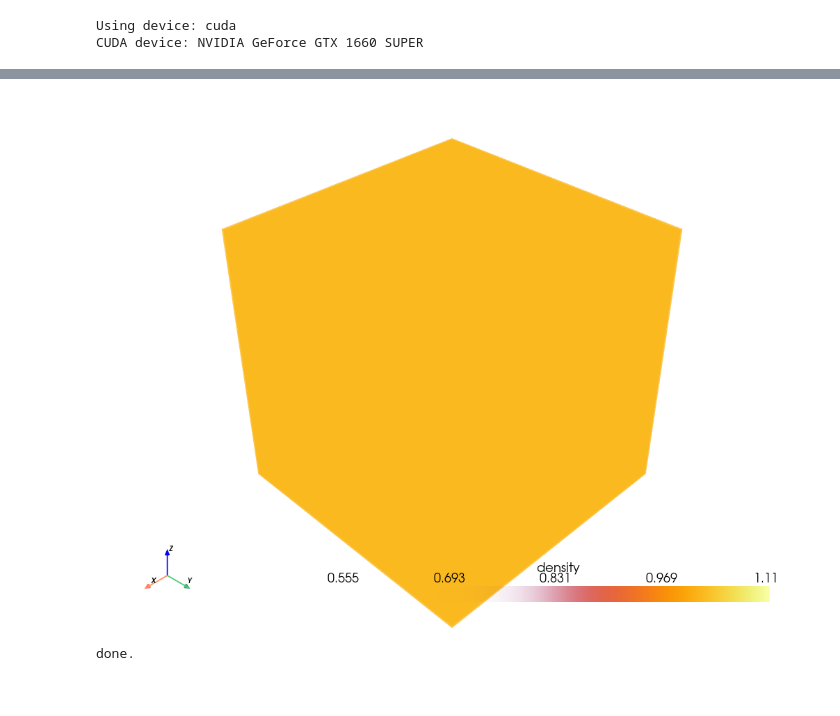
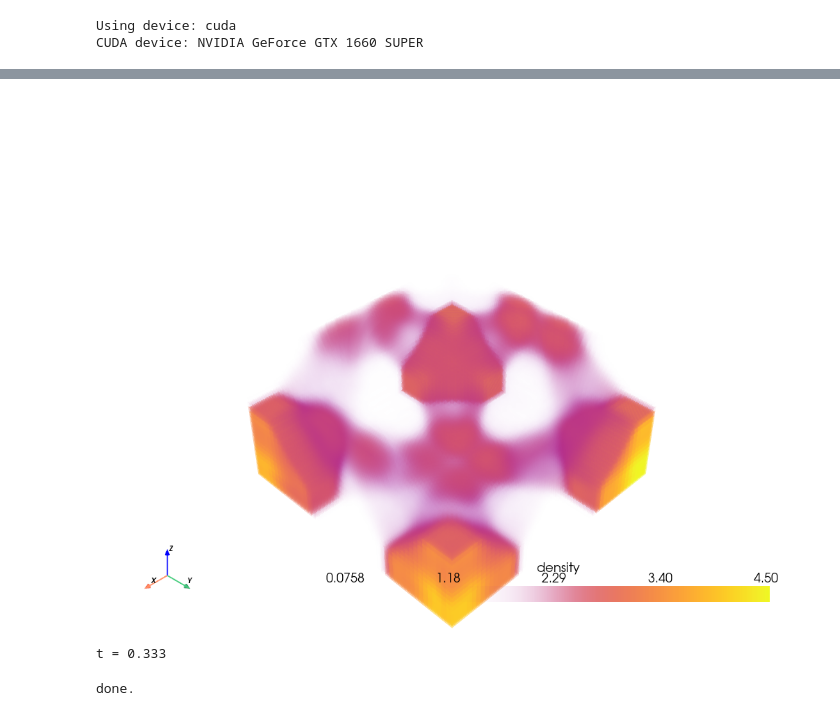
Before and after one commit to teo646/CFD, a Jupyter notebook: Riemann_Solvers_and_Numerical_Methods_for_Fluid_Dynamics_by_TORO/chapter16/Godunov's method for 3 dimensional Euler equations.ipynb, the cells around one changed output, grey strips where cells are left out. Saved outputs shown, nothing was run; the diff lists cells and outputs as text; code cells hidden in the pictures.

```diff
--- a/Riemann_Solvers_and_Numerical_Methods_for_Fluid_Dynamics_by_TORO/chapter16/Godunov's method for 3 dimensional Euler equations.ipynb
+++ b/Riemann_Solvers_and_Numerical_Methods_for_Fluid_Dynamics_by_TORO/chapter16/Godunov's method for 3 dimensional Euler equations.ipynb
@@ -27,23 +27,24 @@ p0   = 1e5
 u0 = (p0 / rho0)**0.5
 
 #Constant parameters
-RESOLUTION = 100, 100, 100
+#z, y, x
+RESOLUTION = 50, 50, 50
 
 X_DOMAIN = [0, 1] # 1 m
 Y_DOMAIN = [0, 1] # 1 m
 Z_DOMAIN = [0, 1] # 1 m
-T_DOMAIN = [0, 0.4]
+T_DOMAIN = [0, 1.5]
 DX = (X_DOMAIN[1] - X_DOMAIN[0]) / RESOLUTION[2]
 DY = (Y_DOMAIN[1] - Y_DOMAIN[0]) / RESOLUTION[1]
 DZ = (Z_DOMAIN[1] - Z_DOMAIN[0]) / RESOLUTION[0]
 
-CFL_COEFFICIENT = 0.4
+CFL_COEFFICIENT = 0.8
 GAMMA = 1.4
 TOL = 1e-6
 
 # Initial Conditions
-rho_inner_phy = 1.5 #(kg/m³)
-p_inner_phy = 1e6 #(pa)
+rho_inner_phy = 1.225 #(kg/m³)
+p_inner_phy = 1e7 #(pa)
 rho_outer_phy = 1.225 #(kg/m³)
 p_outer_phy = 101325 #(pa)
 
@@ -53,10 +54,10 @@ p_inner = p_inner_phy / p0
 rho_outer = rho_outer_phy / rho0
 p_outer = p_outer_phy / p0
 
-sigma = 0.05
+sigma = 0.1
 # %%
 # Initialize the solver
-solver = GodunovEuler3D(
+solver = GodunovEuler(
     num_cells_x=RESOLUTION[2],
     num_cells_y=RESOLUTION[1],
     num_cells_z=RESOLUTION[0],
@@ -69,8 +70,8 @@ solver = GodunovEuler3D(
     device=device
 )
 
-CELL = solver.create_explosion_initial_condition(rho_inner=rho_inner, p_inner=p_inner, rho_outer=rho_outer, p_outer=p_outer, sigma=sigma, noise=0.00)
-#source = CELL.clone()
+CELL = solver.create_explosion_initial_condition(rho_inner=rho_inner, p_inner=p_inner, rho_outer=rho_outer, p_outer=p_outer, sigma=sigma, noise=0.08)
+source = solver.create_explosion_initial_condition(rho_inner=rho_inner, p_inner=p_inner, rho_outer=rho_outer, p_outer=p_outer, sigma=sigma, noise=0.0)
 # %%
 # visualize the initial condition
 grid = pv.ImageData()
@@ -139,51 +116,49 @@ grid.spacing = (DX, DY, DZ)
 grid.origin = (X_DOMAIN[0], Y_DOMAIN[0], Z_DOMAIN[0])
 
 # CELL(Z, Y, X) -> VTK(X, Y, Z) 축 정렬
-rho = CELL[1:-1, 1:-1, 1:-1, 0].cpu().numpy()
-speed = np.linalg.norm(CELL[1:-1, 1:-1, 1:-1, 1:4].cpu().numpy(), axis=-1)
-pressure = CELL[1:-1, 1:-1, 1:-1, 4].cpu().numpy()
+rho = CELL[..., 0].cpu().numpy()
+speed = np.linalg.norm(CELL[..., 1:4].cpu().numpy(), axis=-1)
+pressure = CELL[..., 4].cpu().numpy()
 
 rho_vtk = np.transpose(rho, (2, 1, 0))
 speed_vtk = np.transpose(speed, (2, 1, 0))
 pressure_vtk = np.transpose(pressure, (2, 1, 0))
 
 grid.cell_data["density"] = rho_vtk.flatten(order="F")
 grid.cell_data["speed"] = speed_vtk.flatten(order="F")
 grid.cell_data["pressure"] = pressure_vtk.flatten(order="F")
 
 # plotter는 한 번만 생성
 plotter = pv.Plotter(off_screen=True)
 plotter.add_volume(grid, scalars="density", cmap="inferno", opacity="sigmoid")
 plotter.add_axes()
 
 
 t = T_DOMAIN[0]
 
 while t < T_DOMAIN[1]:
     CELL, dt = solver.update(CELL)
     t += dt
 
     #update the center rho, p to maintain the explosion
     #CELL[..., 0] = torch.max(CELL[..., 0], source[..., 0])
     #CELL[..., 4] = torch.max(CELL[..., 4], source[..., 4])
 
-    rho = CELL[1:-1, 1:-1, 1:-1, 0].cpu().numpy()
-    speed = np.linalg.norm(CELL[1:-1, 1:-1, 1:-1, 1:4].cpu().numpy(), axis=-1)
-    pressure = CELL[1:-1, 1:-1, 1:-1, 4].cpu().numpy()
+    rho = CELL[..., 0].cpu().numpy()
+    rho_min = np.min(rho)
+    rho[RESOLUTION[0]//2:, :, :] = rho_min
     rho_vtk = np.transpose(rho, (2, 1, 0))
-    speed_vtk = np.transpose(speed, (2, 1, 0))
-    pressure_vtk = np.transpose(pressure, (2, 1, 0))
     grid.cell_data["density"][:] = rho_vtk.flatten(order="F")
-    grid.cell_data["speed"][:] = speed_vtk.flatten(order="F")
-    grid.cell_data["pressure"][:] = pressure_vtk.flatten(order="F")
+
     clear_output(wait=True)
     plotter.clear()
-    plotter.add_volume(grid, scalars="density", cmap="inferno", opacity="sigmoid")
+    plotter.add_volume(grid, scalars="density", cmap="plasma", opacity="sigmoid")
     plotter.add_axes()
     plotter.show(jupyter_backend="static")
     print(f"t = {t:.3f}")
 # %% [output]
-[figure, old version]
+[figure, new version]
+t = 0.333
 # %%
 print("done.")
 # %% [output]
```
Also changed, not shown: parts of 4 cells of this notebook, 2 other files.
